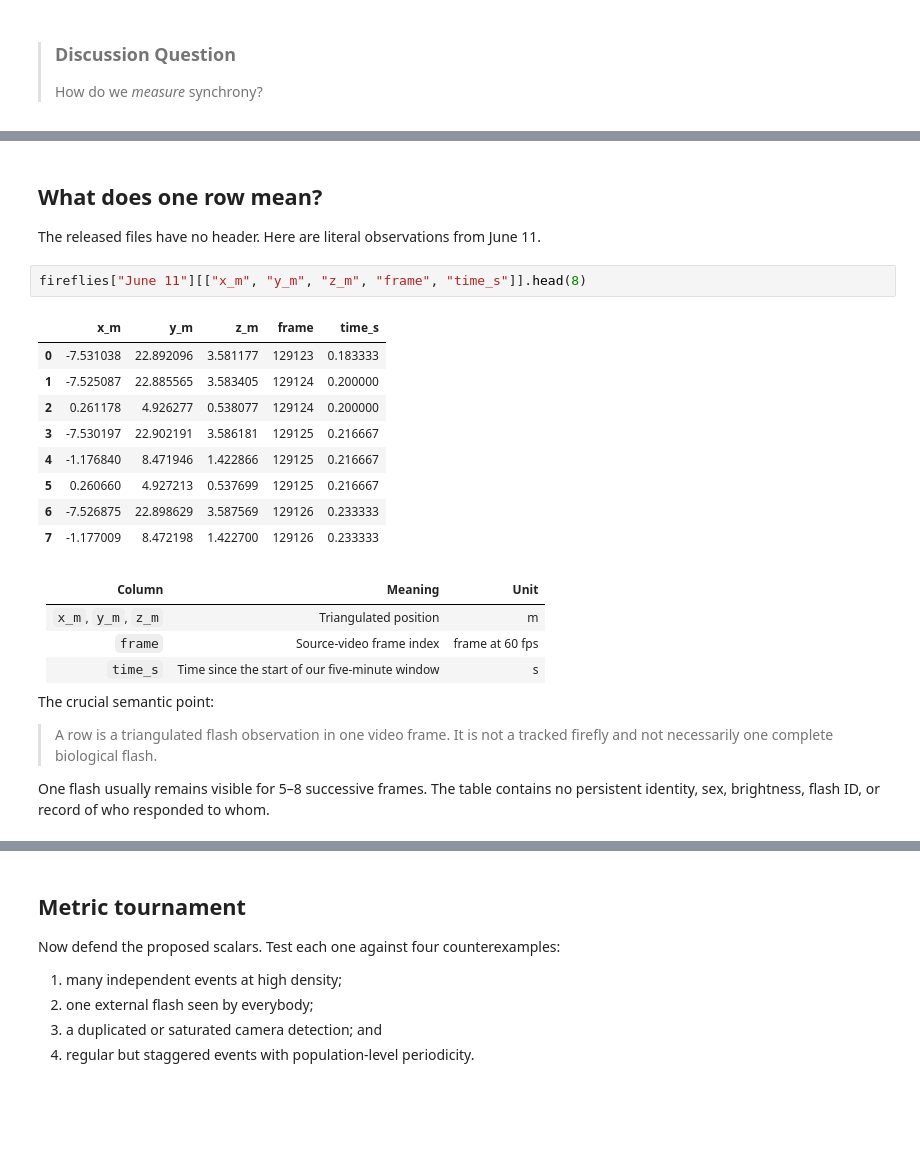
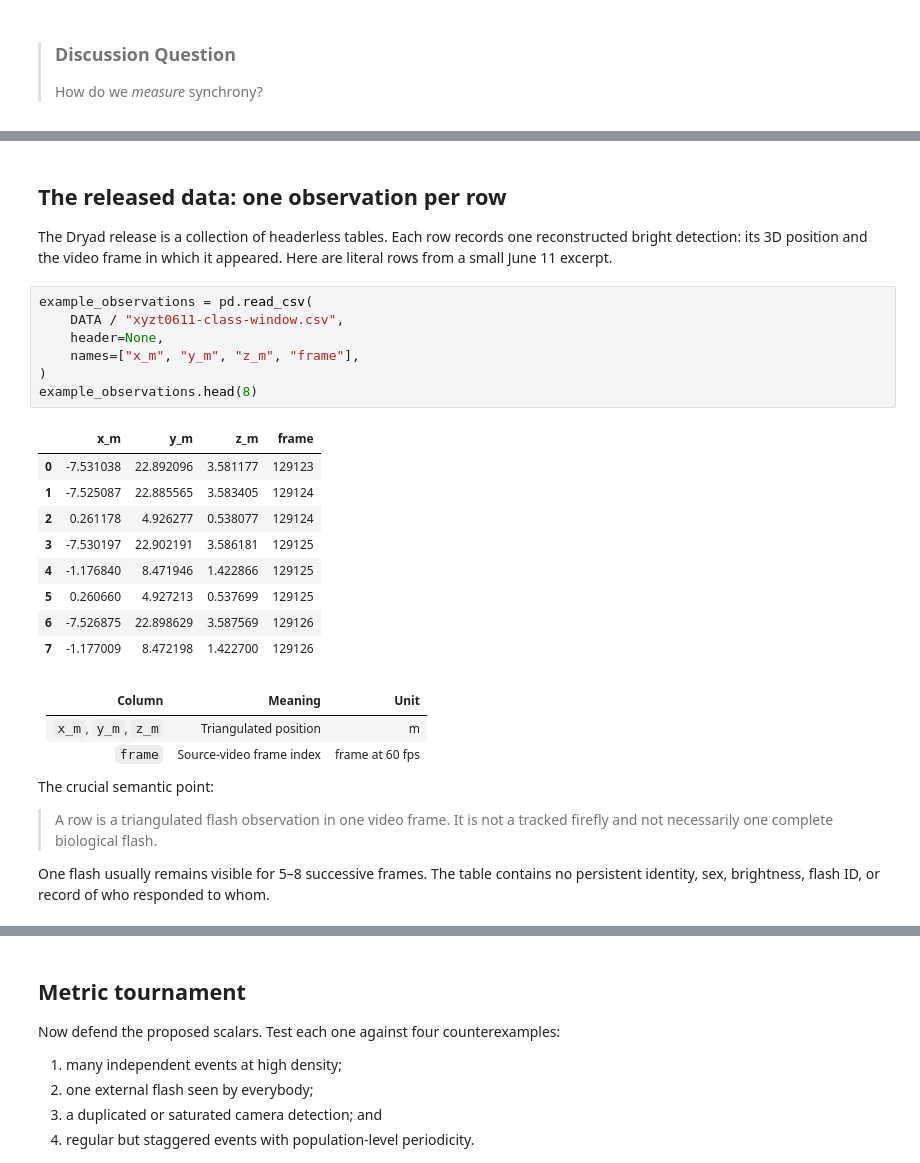
Before and after one commit to shaevitz/567-Crowd-Control, a Jupyter notebook: lectures/lecture-02-firefly-synchronization.ipynb, the cells around one changed output, grey strips where cells are left out. Cells and saved outputs as stored; diff of their text form; blank space fills up the shorter version.

Commit message:
Introduce firefly data before teaching windows
Move the table schema and literal observations ahead of the selected five-minute excerpts so the analysis starts from the released dataset.

```diff
--- a/lectures/lecture-02-firefly-synchronization.ipynb
+++ b/lectures/lecture-02-firefly-synchronization.ipynb
@@ -221,25 +167,29 @@ pd.DataFrame({
 # %% [markdown]
-## What does one row mean?
+## The released data: one observation per row
 
-The released files have no header. Here are literal observations from June 11.
+The Dryad release is a collection of headerless tables. Each row records one reconstructed bright detection: its 3D position and the video frame in which it appeared. Here are literal rows from a small June 11 excerpt.
 # %%
-fireflies["June 11"][["x_m", "y_m", "z_m", "frame", "time_s"]].head(8)
+example_observations = pd.read_csv(
+    DATA / "xyzt0611-class-window.csv",
+    header=None,
+    names=["x_m", "y_m", "z_m", "frame"],
+)
+example_observations.head(8)
 # %% [output]
-|  | x_m | y_m | z_m | frame | time_s |
-| 0 | -7.531038 | 22.892096 | 3.581177 | 129123 | 0.183333 |
-| 1 | -7.525087 | 22.885565 | 3.583405 | 129124 | 0.200000 |
-| 2 | 0.261178 | 4.926277 | 0.538077 | 129124 | 0.200000 |
-| 3 | -7.530197 | 22.902191 | 3.586181 | 129125 | 0.216667 |
-| 4 | -1.176840 | 8.471946 | 1.422866 | 129125 | 0.216667 |
-| 5 | 0.260660 | 4.927213 | 0.537699 | 129125 | 0.216667 |
-| 6 | -7.526875 | 22.898629 | 3.587569 | 129126 | 0.233333 |
-| 7 | -1.177009 | 8.472198 | 1.422700 | 129126 | 0.233333 |
+|  | x_m | y_m | z_m | frame |
+| 0 | -7.531038 | 22.892096 | 3.581177 | 129123 |
+| 1 | -7.525087 | 22.885565 | 3.583405 | 129124 |
+| 2 | 0.261178 | 4.926277 | 0.538077 | 129124 |
+| 3 | -7.530197 | 22.902191 | 3.586181 | 129125 |
+| 4 | -1.176840 | 8.471946 | 1.422866 | 129125 |
+| 5 | 0.260660 | 4.927213 | 0.537699 | 129125 |
+| 6 | -7.526875 | 22.898629 | 3.587569 | 129126 |
+| 7 | -1.177009 | 8.472198 | 1.422700 | 129126 |
 # %% [markdown]
 | Column | Meaning | Unit |
 | --- | --- | --- |
 | `x_m`, `y_m`, `z_m` | Triangulated position | m |
 | `frame` | Source-video frame index | frame at 60 fps |
-| `time_s` | Time since the start of our five-minute window | s |
 
 The crucial semantic point:
 
```
Also changed, not shown: parts of 11 cells of this notebook.
